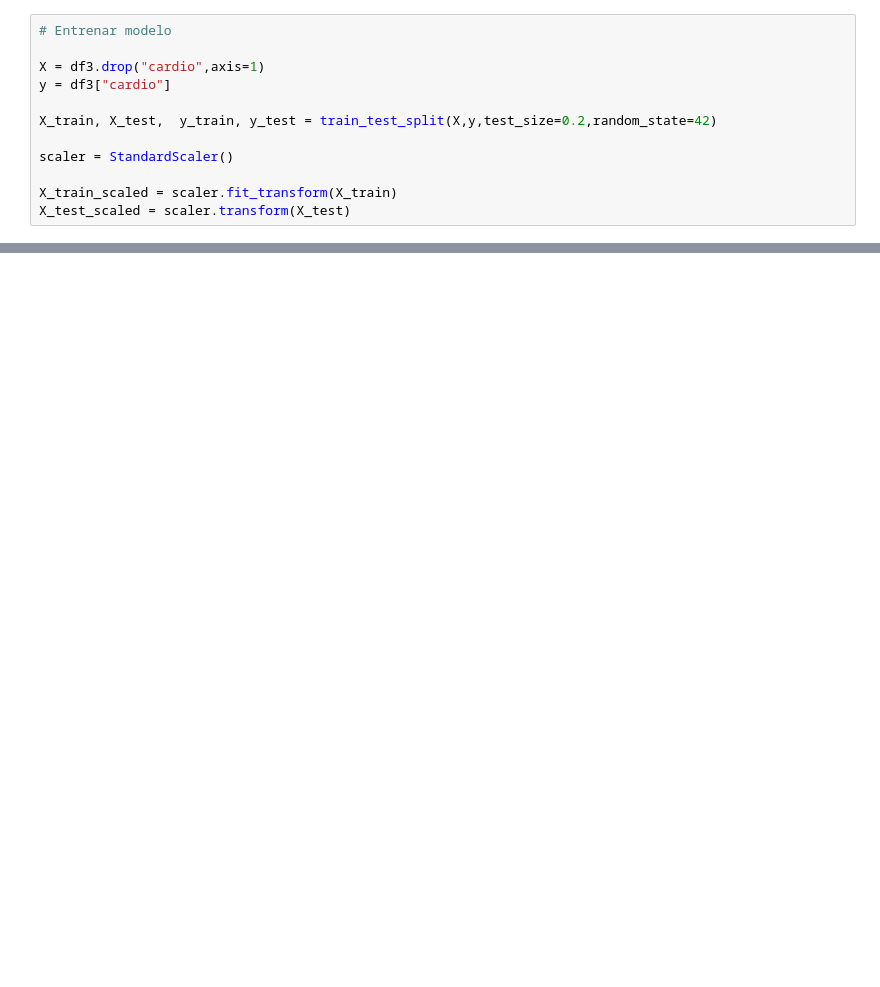
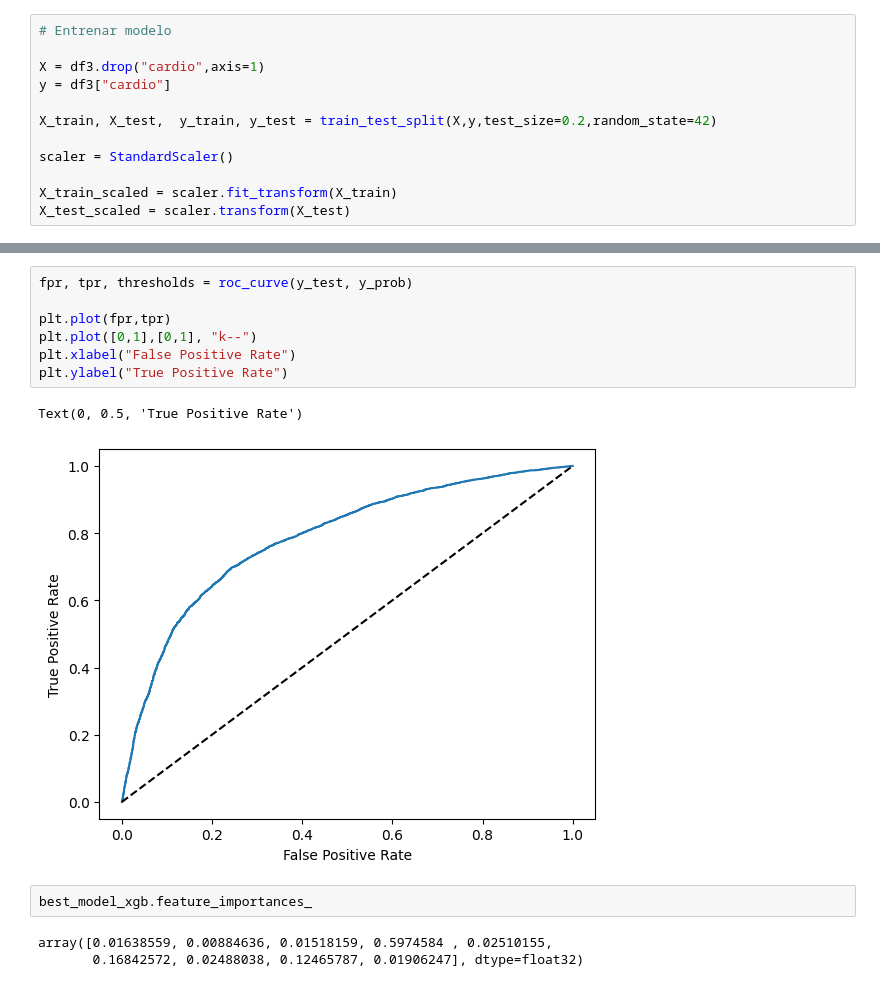
Before and after one commit to Porpi01/cardioML, a Jupyter notebook: cardio.ipynb, the cells around one changed output, grey strips where cells are left out. Drawn from its saved outputs; the diff is of its cells as text; blank space fills up the shorter version.

```diff
--- a/cardio.ipynb
+++ b/cardio.ipynb
@@ -379,0 +483,15 @@ NameError: name 'XGBClassifier' is not defined
+# %%
+fpr, tpr, thresholds = roc_curve(y_test, y_prob)
+
+plt.plot(fpr,tpr)
+plt.plot([0,1],[0,1], "k--")
+plt.xlabel("False Positive Rate")
+plt.ylabel("True Positive Rate")
+# %% [output]
+Text(0, 0.5, 'True Positive Rate')
+[figure, added]
+# %%
+best_model_xgb.feature_importances_
+# %% [output]
+array([0.01638559, 0.00884636, 0.01518159, 0.5974584 , 0.02510155,
+       0.16842572, 0.02488038, 0.12465787, 0.01906247], dtype=float32)
```
Also changed, not shown: parts of 13 cells of this notebook.
